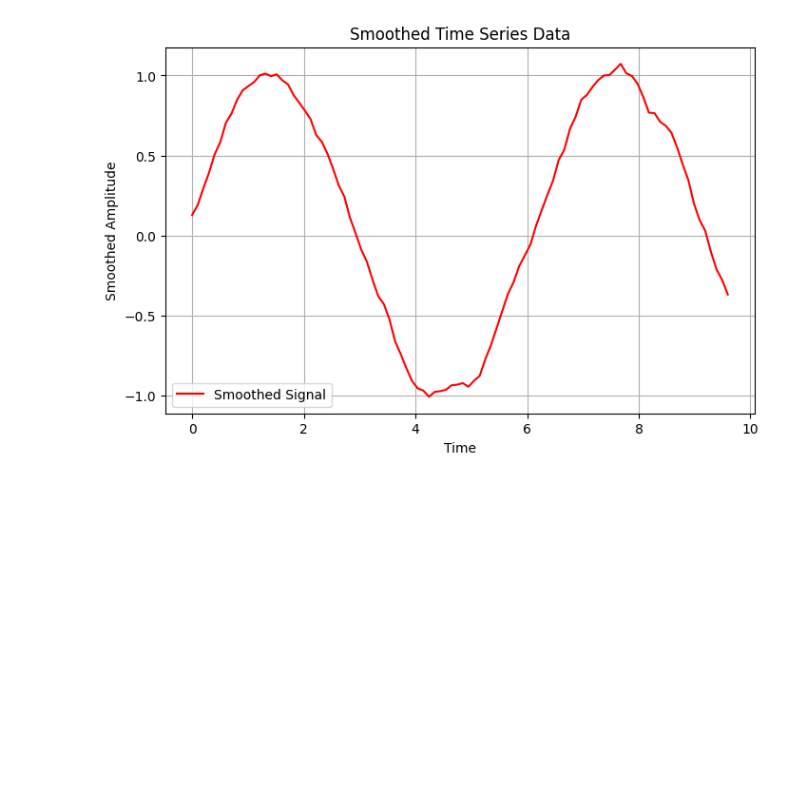
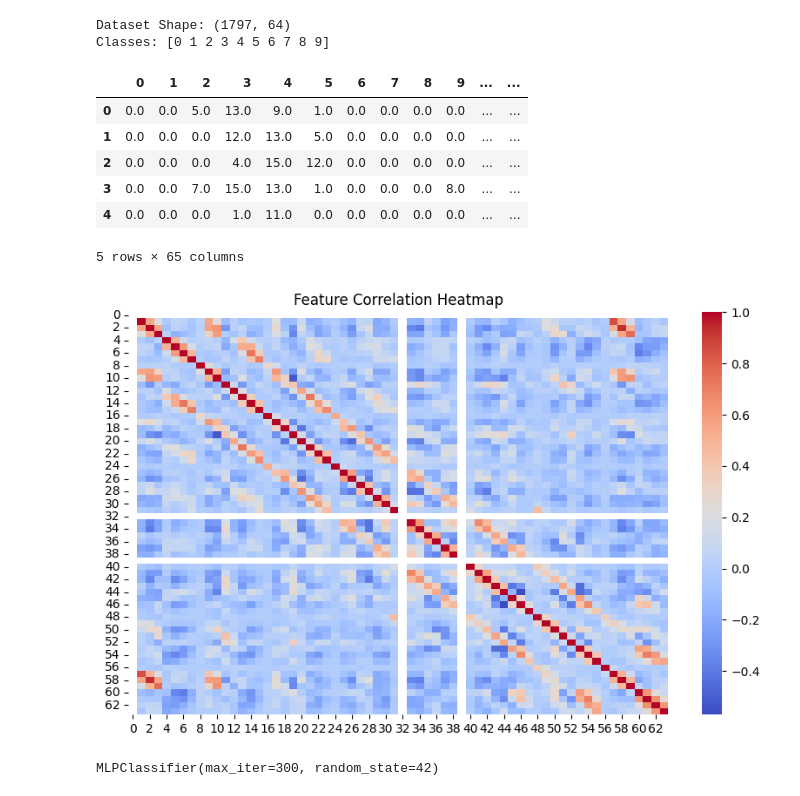
Before and after one commit to UmairImtiazK/Machine_Learning_SE_3105_lab, a Jupyter notebook: lab_14/lab_solution.ipynb, the cells around one changed output. Cells and saved outputs as stored; diff of their text form; code cells hidden in the pictures; blank space fills up the shorter version.

```diff
--- a/lab_14/lab_solution.ipynb
+++ b/lab_14/lab_solution.ipynb
@@ -29,13 +0,0 @@ def smooth_data(input_series, window_size=5):
-# %%
-# Apply smoothing and plot
-smoothed_signal = smooth_data(signal_values)
-plt.figure(figsize=(8, 5))
-plt.plot(time_series[:len(smoothed_signal)], smoothed_signal, label='Smoothed Signal', color='red')
-plt.xlabel('Time')
-plt.ylabel('Smoothed Amplitude')
-plt.title('Smoothed Time Series Data')
-plt.legend()
-plt.grid()
-plt.show()
-# %% [output]
-[figure, removed]
@@ -41,0 +11,31 @@ plt.show()
+# %%
+# Load Digits dataset 🔢
+digits = load_digits()
+X, y = digits.data, digits.target
+# %%
+# Create DataFrame for exploration
+df = pd.DataFrame(X)
+df['target'] = y
+# %%
+# Display basic info
+print("Dataset Shape:", X.shape)
+print("Classes:", np.unique(y))
+df.head()
+# %% [output]
+Dataset Shape: (1797, 64)
+Classes: [0 1 2 3 4 5 6 7 8 9]
+|  | 0 | 1 | 2 | 3 | 4 | 5 | 6 | 7 | 8 | 9 | ... | ... |
+| 0 | 0.0 | 0.0 | 5.0 | 13.0 | 9.0 | 1.0 | 0.0 | 0.0 | 0.0 | 0.0 | ... | ... |
+| 1 | 0.0 | 0.0 | 0.0 | 12.0 | 13.0 | 5.0 | 0.0 | 0.0 | 0.0 | 0.0 | ... | ... |
+| 2 | 0.0 | 0.0 | 0.0 | 4.0 | 15.0 | 12.0 | 0.0 | 0.0 | 0.0 | 0.0 | ... | ... |
+| 3 | 0.0 | 0.0 | 7.0 | 15.0 | 13.0 | 1.0 | 0.0 | 0.0 | 0.0 | 8.0 | ... | ... |
+| 4 | 0.0 | 0.0 | 0.0 | 1.0 | 11.0 | 0.0 | 0.0 | 0.0 | 0.0 | 0.0 | ... | ... |
+5 rows × 65 columns
+# %%
+# Heatmap to visualize feature correlations 🔥
+plt.figure(figsize=(10, 6))
+sns.heatmap(pd.DataFrame(X).corr(), cmap='coolwarm', annot=False)
+plt.title("Feature Correlation Heatmap")
+plt.show()
+# %% [output]
+[figure, added]
@@ -41,0 +50,6 @@ plt.show()
+# %%
+# Train an MLP Classifier 🧠
+mlp = MLPClassifier(hidden_layer_sizes=(100,), activation='relu', solver='adam', max_iter=300, random_state=42)
+mlp.fit(X_train, y_train)
+# %% [output]
+MLPClassifier(max_iter=300, random_state=42)
```
Also changed, not shown: parts of 10 cells of this notebook.
